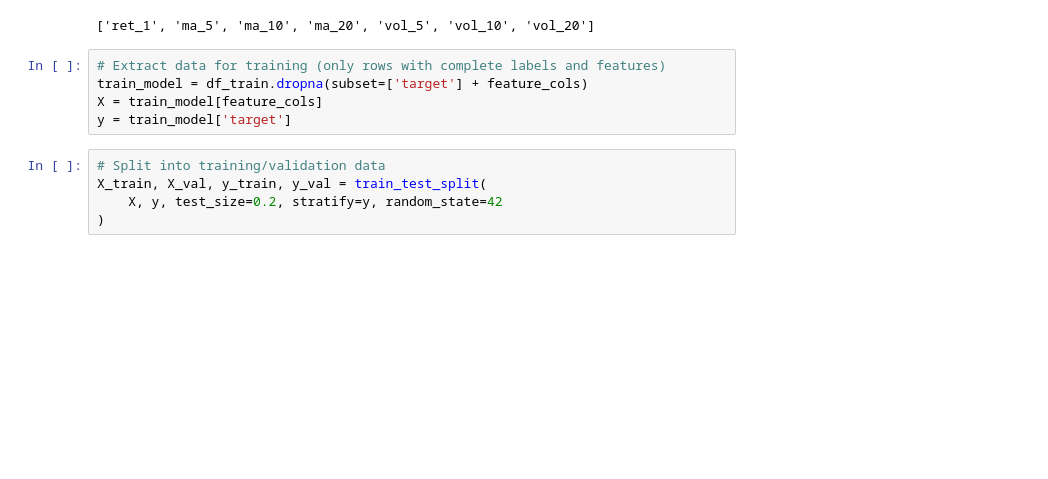
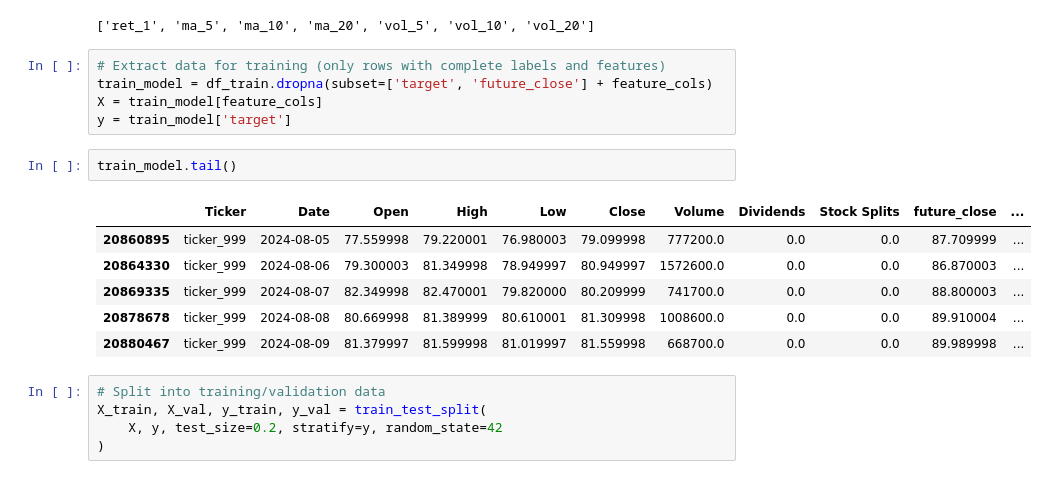
Before and after one commit to shigeokitamura/DS301_Final_Project, a Jupyter notebook: main.ipynb, the cells around one changed output. Cells and saved outputs as stored; diff of their text form; blank space fills up the shorter version.

Commit message:
Kaggle Notebook | Predicting Stock Trends | Version 3

```diff
--- a/main.ipynb
+++ b/main.ipynb
@@ -119,9 +119,18 @@ feature_cols
 ['ret_1', 'ma_5', 'ma_10', 'ma_20', 'vol_5', 'vol_10', 'vol_20']
 # %%
 # Extract data for training (only rows with complete labels and features)
-train_model = df_train.dropna(subset=['target'] + feature_cols)
+train_model = df_train.dropna(subset=['target', 'future_close'] + feature_cols)
 X = train_model[feature_cols]
 y = train_model['target']
+# %%
+train_model.tail()
+# %% [output]
+|  | Ticker | Date | Open | High | Low | Close | Volume | Dividends | Stock Splits | future_close | ... |
+| 20860895 | ticker_999 | 2024-08-05 | 77.559998 | 79.220001 | 76.980003 | 79.099998 | 777200.0 | 0.0 | 0.0 | 87.709999 | ... |
+| 20864330 | ticker_999 | 2024-08-06 | 79.300003 | 81.349998 | 78.949997 | 80.949997 | 1572600.0 | 0.0 | 0.0 | 86.870003 | ... |
+| 20869335 | ticker_999 | 2024-08-07 | 82.349998 | 82.470001 | 79.820000 | 80.209999 | 741700.0 | 0.0 | 0.0 | 88.800003 | ... |
+| 20878678 | ticker_999 | 2024-08-08 | 80.669998 | 81.389999 | 80.610001 | 81.309998 | 1008600.0 | 0.0 | 0.0 | 89.910004 | ... |
+| 20880467 | ticker_999 | 2024-08-09 | 81.379997 | 81.599998 | 81.019997 | 81.559998 | 668700.0 | 0.0 | 0.0 | 89.989998 | ... |
 # %%
 # Split into training/validation data
 X_train, X_val, y_train, y_val = train_test_split(
```
Also changed, not shown: parts of 4 cells of this notebook.
